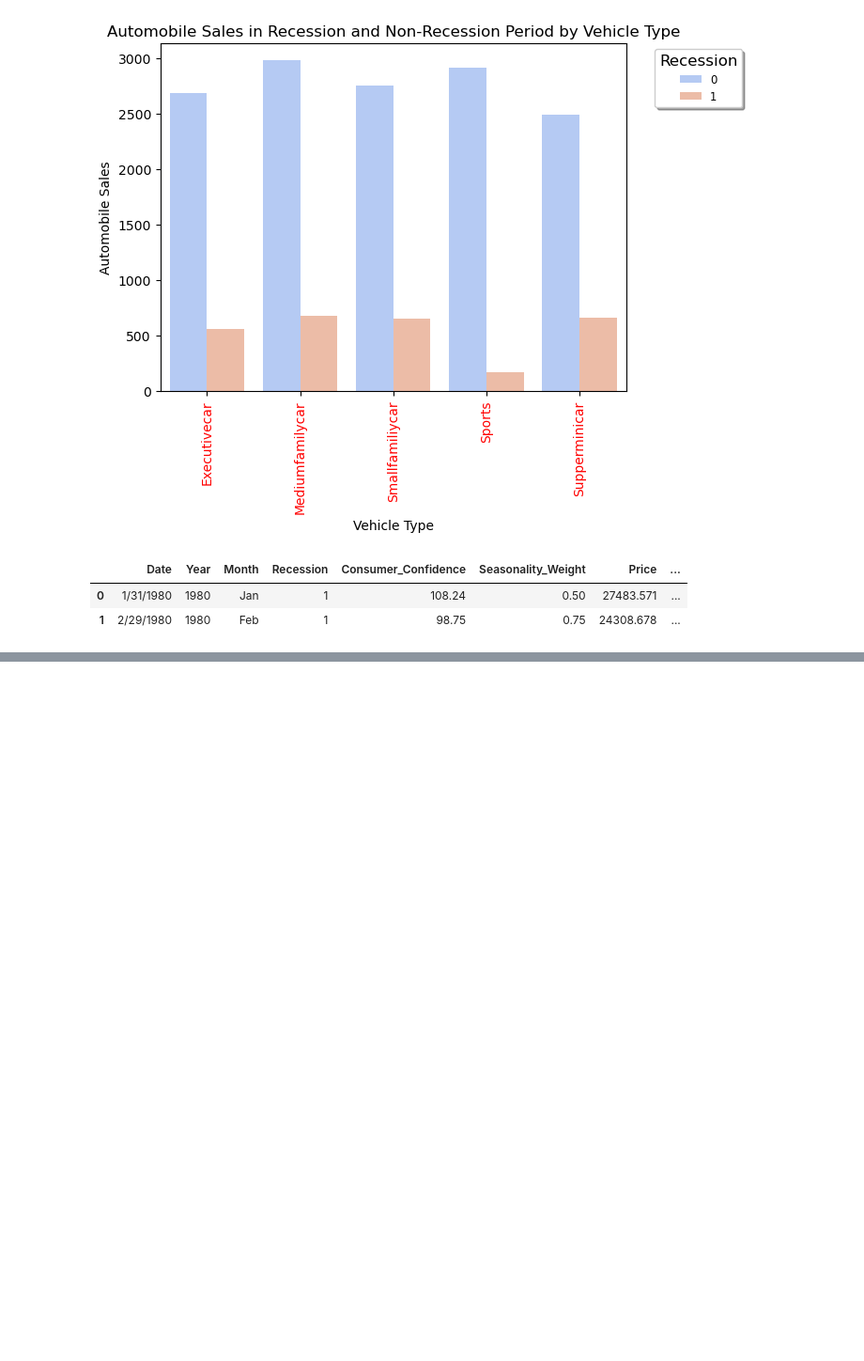
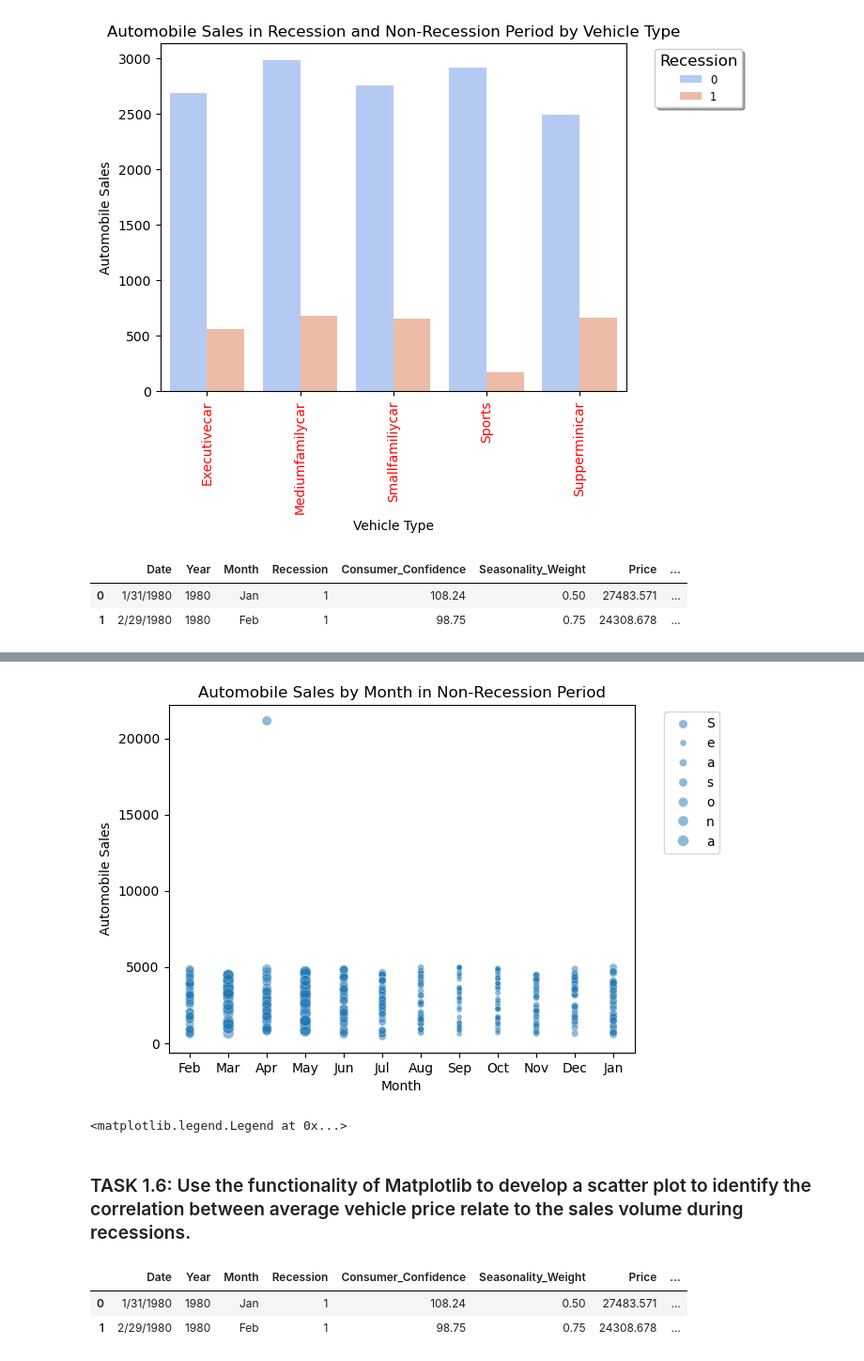
Before and after one commit to Ashraf-2/data_visualization_ibm, a Jupyter notebook: Data Visualization IBM/final_assignment/assignment_part_1.ipynb, the cells around one changed output, grey strips where cells are left out. Shown at 94% size. Drawn from its saved outputs; the diff is of its cells as text; code cells hidden in the pictures; blank space fills up the shorter version.

Commit message:
added final assignment upto 1.7 task

```diff
--- a/Data Visualization IBM/final_assignment/assignment_part_1.ipynb
+++ b/Data Visualization IBM/final_assignment/assignment_part_1.ipynb
@@ -414,0 +521,29 @@ recession_data.head(2)
+# %%
+non_rec_data = df[df['Recession'] == 0] # non-recession period
+size_bubble = non_rec_data['Seasonality_Weight']   # size of the bubble
+
+sns.scatterplot(data=non_rec_data, x='Month',y='Automobile_Sales',size=size_bubble, alpha=0.5, palette='coolwarm')
+plt.title('Automobile Sales by Month in Non-Recession Period')
+plt.ylabel('Automobile Sales')
+plt.xlabel('Month')
+plt.legend('Seasonablity Impact', bbox_to_anchor=(1.05, 1), loc='upper left')
+plt.show()
+# %% [output]
+[figure, added]
+# %%
+df.plot(kind='scatter', x='Month', y='Automobile_Sales', figsize=(10, 6), color='blue')
+plt.title('Automobile Sales by Month')
+plt.ylabel('Automobile Sales')
+plt.xlabel('Month')
+plt.legend()
+#plt.show()
+# %% [output]
+<matplotlib.legend.Legend at 0x...>
+# %% [markdown]
+### TASK 1.6: Use the functionality of Matplotlib to develop a scatter plot to identify the correlation between average vehicle price relate to the sales volume during recessions.
+# %%
+df_rec.head(2)
+# %% [output]
+|  | Date | Year | Month | Recession | Consumer_Confidence | Seasonality_Weight | Price | ... |
+| 0 | 1/31/1980 | 1980 | Jan | 1 | 108.24 | 0.50 | 27483.571 | ... |
+| 1 | 2/29/1980 | 1980 | Feb | 1 | 98.75 | 0.75 | 24308.678 | ... |
```
Also changed, not shown: parts of 20 cells of this notebook, 4 other files.
